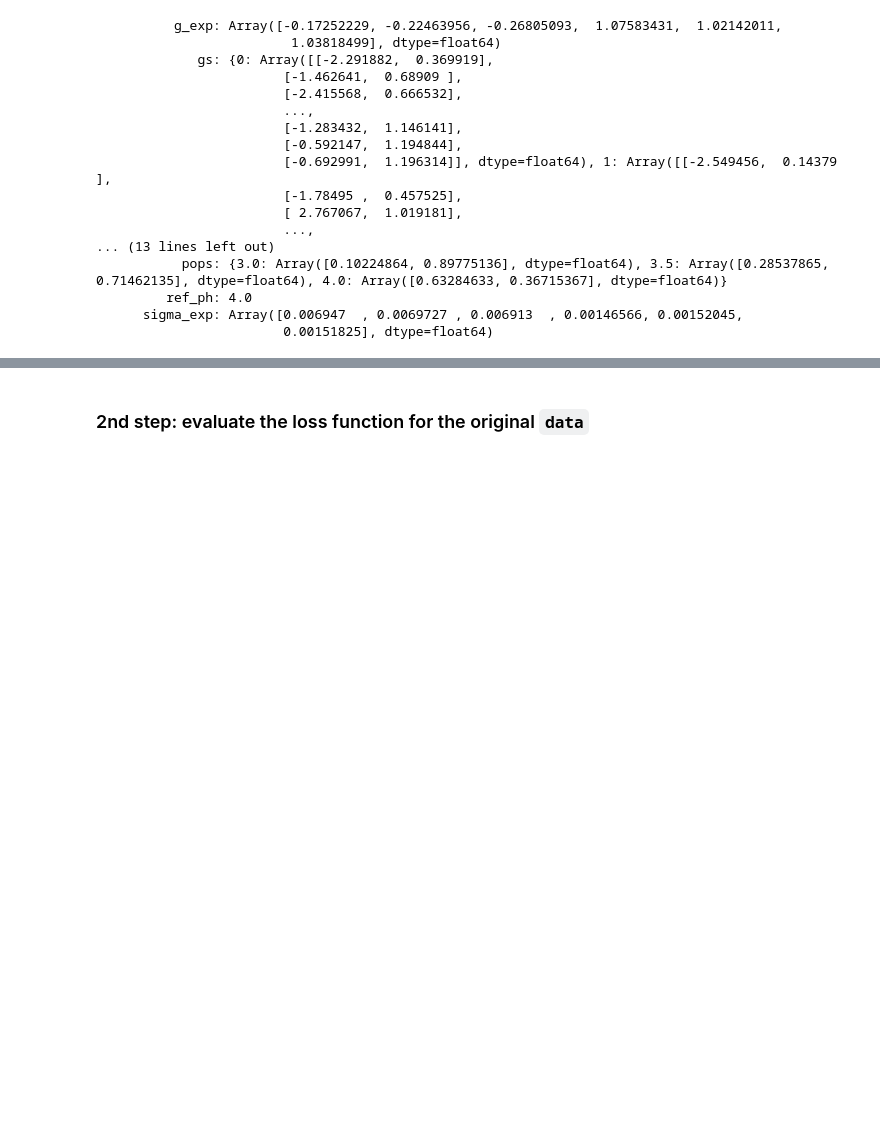
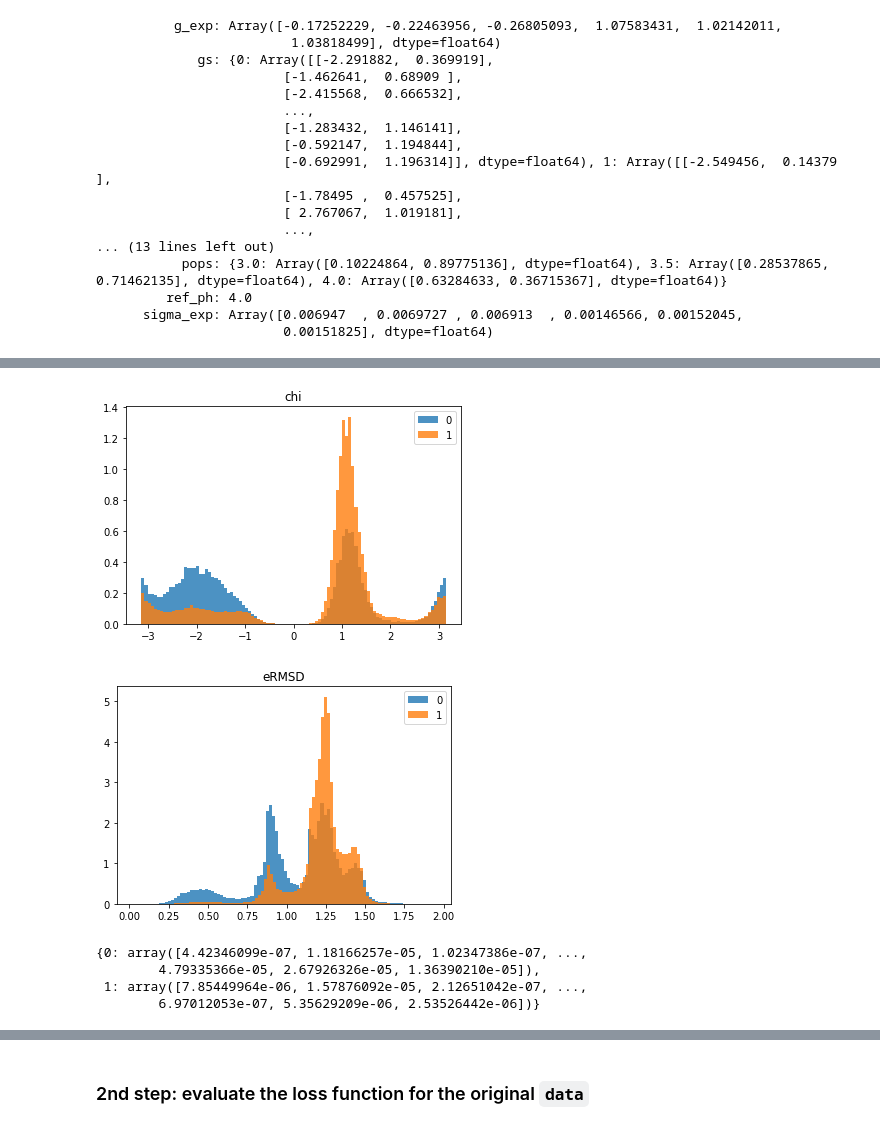
Before and after one commit to Tomfersil/pH-integration, a Jupyter notebook: ph_optimization.ipynb, the cells around one changed output, grey strips where cells are left out. Saved outputs shown, nothing was run; the diff lists cells and outputs as text; code cells hidden in the pictures; blank space fills up the shorter version.

```diff
--- a/ph_optimization.ipynb
+++ b/ph_optimization.ipynb
@@ -37,0 +50,4 @@ data
+# %%
+my_df = pandas.read_csv('Simulation-data/A3mer/WHAM_df.txt', index_col=0)
+
+my_df
@@ -37,0 +134,28 @@ data
+# %%
+obs_names = ['chi', 'eRMSD']
+
+for name in obs_names:
+    plt.figure()
+    plt.title(name)
+
+    for i in range(2):
+        plt.hist(my_df[name][my_df['n_prot'] == i], weights=my_df['weight'][my_df['n_prot'] == i],
+                alpha=0.8, bins=100, label=i, density=True)
+
+    plt.legend()
+# %% [output]
+[figure, added]
+[figure, added]
+# %%
+weights = {}
+
+for n_prot in ns_prot:
+    weights[n_prot] = np.array(my_df['weight'][my_df['n_prot'] == n_prot])
+    weights[n_prot] /= np.sum(weights[n_prot])
+
+weights
+# %% [output]
+{0: array([4.42346099e-07, 1.18166257e-05, 1.02347386e-07, ...,
+        4.79335366e-05, 2.67926326e-05, 1.36390210e-05]),
+ 1: array([7.85449964e-06, 1.57876092e-05, 2.12651042e-07, ...,
+        6.97012053e-07, 5.35629209e-06, 2.53526442e-06])}
```
Also changed, not shown: parts of 36 cells of this notebook.
